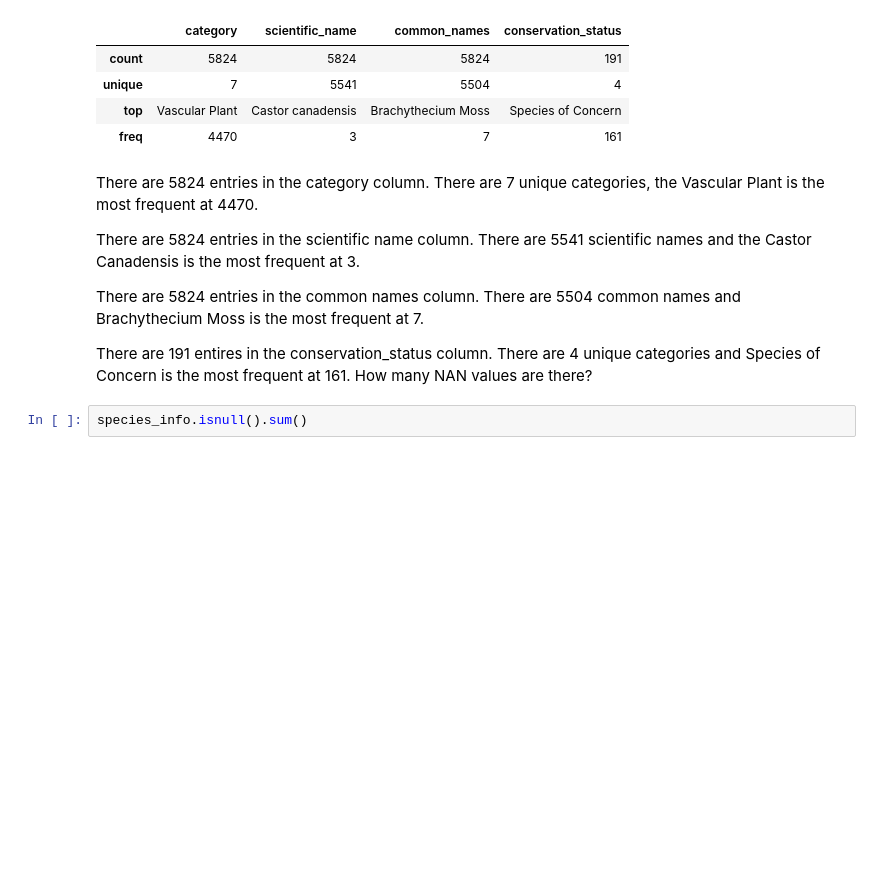
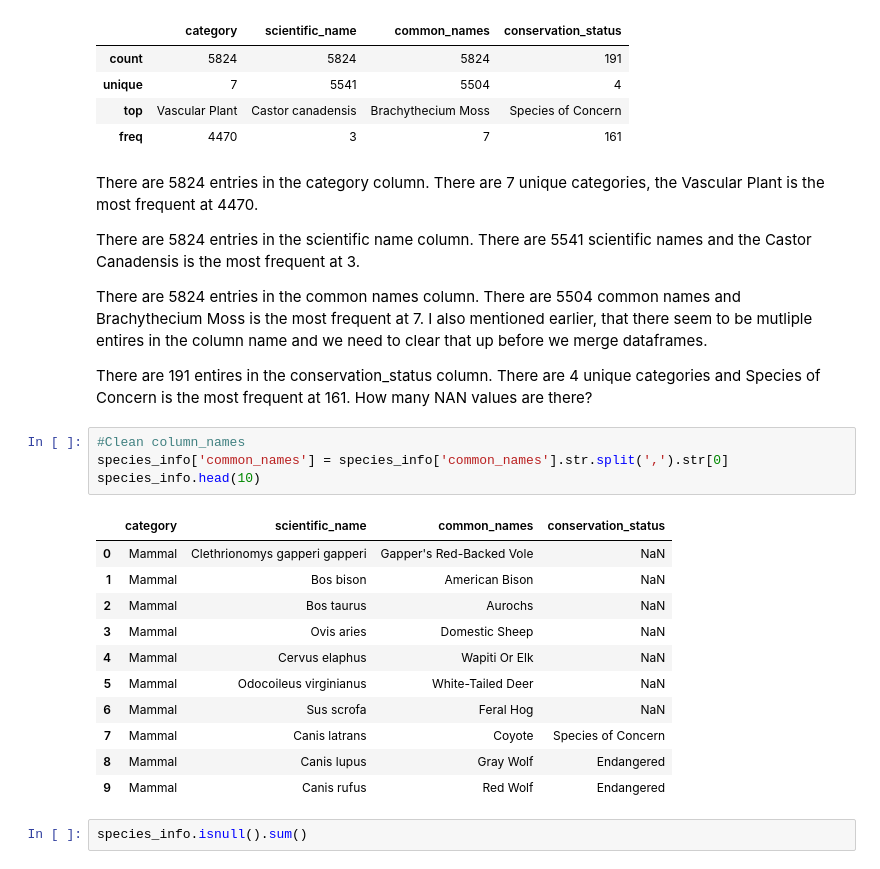
Before and after one commit to PB-III/Biodiversity_Portfolio_Proj, a Jupyter notebook: biodiversity.ipynb, the cells around one changed output. Drawn from its saved outputs; the diff is of its cells as text; blank space fills up the shorter version.

```diff
--- a/biodiversity.ipynb
+++ b/biodiversity.ipynb
@@ -154,9 +154,25 @@ There are 5824 entries in the category column. There are 7 unique categories, th
 
 There are 5824 entries in the scientific name column. There are 5541 scientific names and the Castor Canadensis is the most frequent at 3.
 
-There are 5824 entries in the common names column. There are 5504 common names and Brachythecium Moss is the most frequent at 7.
+There are 5824 entries in the common names column. There are 5504 common names and Brachythecium Moss is the most frequent at 7. I also mentioned earlier, that there seem to be mutliple entires in the column name and we need to clear that up before we merge dataframes.
 
 There are 191 entires in the conservation_status column. There are 4 unique categories and Species of Concern is the most frequent at 161. How many NAN values are there?
+# %%
+#Clean column_names
+species_info['common_names'] = species_info['common_names'].str.split(',').str[0]
+species_info.head(10)
+# %% [output]
+|  | category | scientific_name | common_names | conservation_status |
+| 0 | Mammal | Clethrionomys gapperi gapperi | Gapper's Red-Backed Vole | NaN |
+| 1 | Mammal | Bos bison | American Bison | NaN |
+| 2 | Mammal | Bos taurus | Aurochs | NaN |
+| 3 | Mammal | Ovis aries | Domestic Sheep | NaN |
+| 4 | Mammal | Cervus elaphus | Wapiti Or Elk | NaN |
+| 5 | Mammal | Odocoileus virginianus | White-Tailed Deer | NaN |
+| 6 | Mammal | Sus scrofa | Feral Hog | NaN |
+| 7 | Mammal | Canis latrans | Coyote | Species of Concern |
+| 8 | Mammal | Canis lupus | Gray Wolf | Endangered |
+| 9 | Mammal | Canis rufus | Red Wolf | Endangered |
 # %%
 species_info.isnull().sum()
 # %% [output]
```
Also changed, not shown: parts of 11 cells of this notebook.
